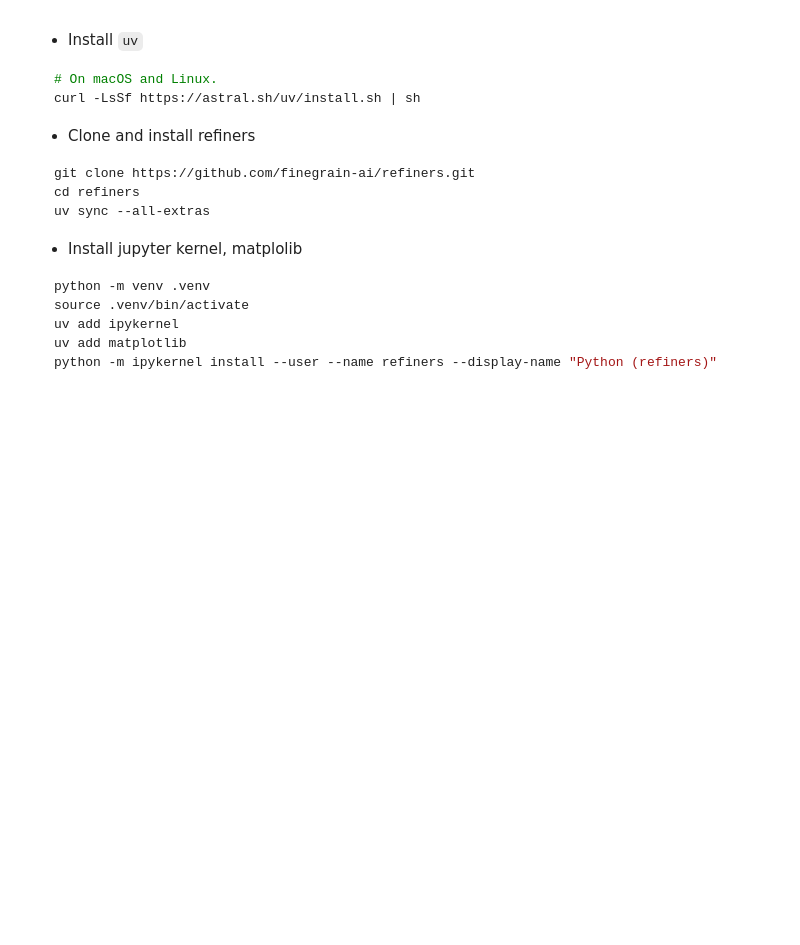
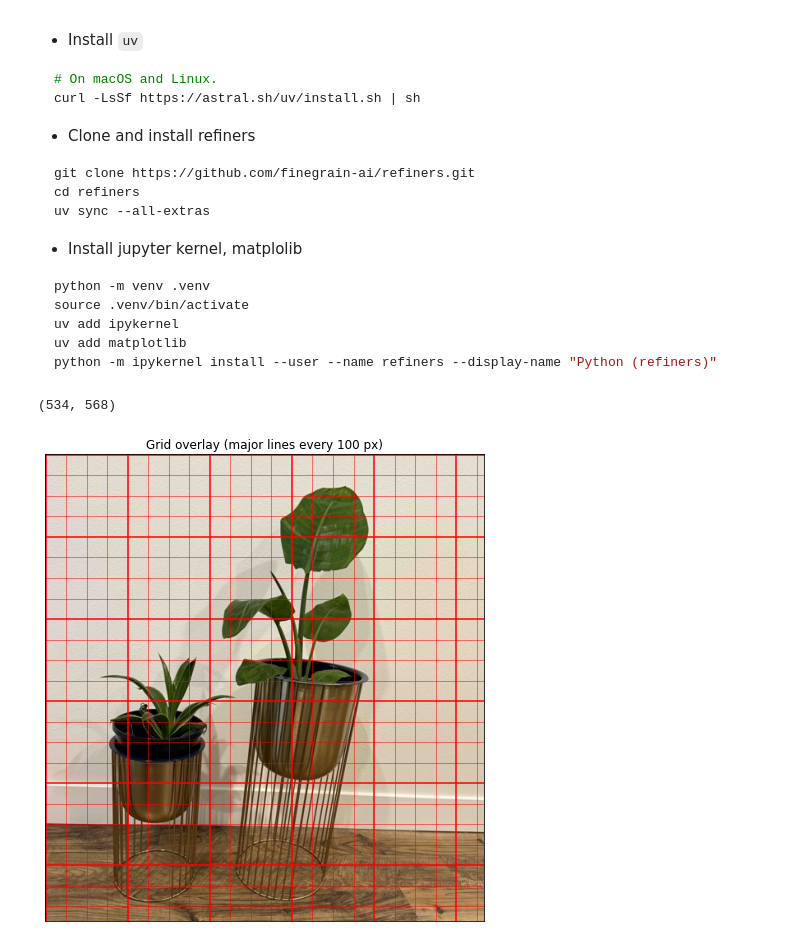
Before and after one commit to vmirly/GenAI-Hub, a Jupyter notebook: FineGrain/finegrainBoxSeg_inference.ipynb, the cells around one changed output. Drawn from its saved outputs; the diff is of its cells as text; code cells hidden in the pictures; blank space fills up the shorter version.

Commit message:
FineGrain: plot overlay grid to find BBoxes

```diff
--- a/FineGrain/finegrainBoxSeg_inference.ipynb
+++ b/FineGrain/finegrainBoxSeg_inference.ipynb
@@ -32,3 +33,47 @@ from refiners.solutions import BoxSegmenter
 
 # Downloads the weights from finegrain/finegrain-box-segmenter
 segmenter = BoxSegmenter()
+# %%
+image = Image.open("../samples/plants.jpg").convert("RGB")
+w, h = image.size
+
+# resize image
+image = image.resize((w // 2, h // 2))
+
+image.size
+# %% [output]
+(534, 568)
+# %%
+import numpy as np
+
+def plot_overlay_grid(image, minor_step=25, major_step=100):
+    width, height = image.size
+
+# Convert to numpy array
+    image_np = np.array(image)
+
+    # Set up plot
+    fig, ax = plt.subplots(figsize=(7, 7), dpi=72)
+    ax.imshow(image_np)
+
+    # Draw vertical grid lines
+    for x in range(0, width, minor_step):
+        linewidth = 1.5 if x % major_step == 0 else 0.5
+        ax.axvline(x, color='red', linewidth=linewidth)
+
+    # Draw horizontal grid lines
+    for y in range(0, height, minor_step):
+        linewidth = 1.5 if y % major_step == 0 else 0.5
+        ax.axhline(y, color='red', linewidth=linewidth)
+
+    # Turn off axis ticks
+    ax.set_xticks([])
+    ax.set_yticks([])
+
+    plt.title("Grid overlay (major lines every 100 px)")
+    plt.tight_layout()
+    plt.show()
+
+plot_overlay_grid(image, minor_step=25, major_step=100)
+# %% [output]
+[figure, added]
```
Also changed, not shown: parts of 1 cell of this notebook.
